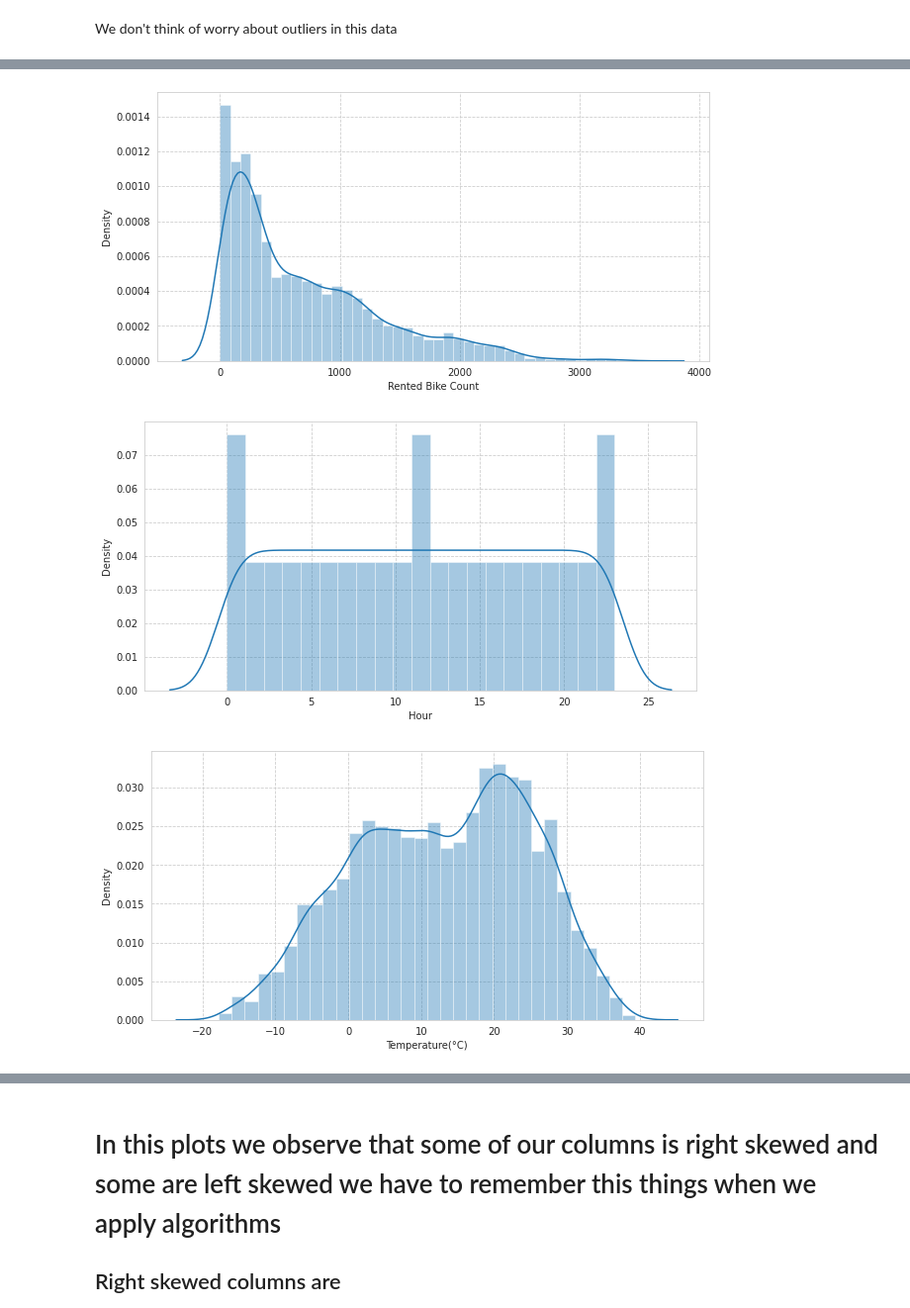
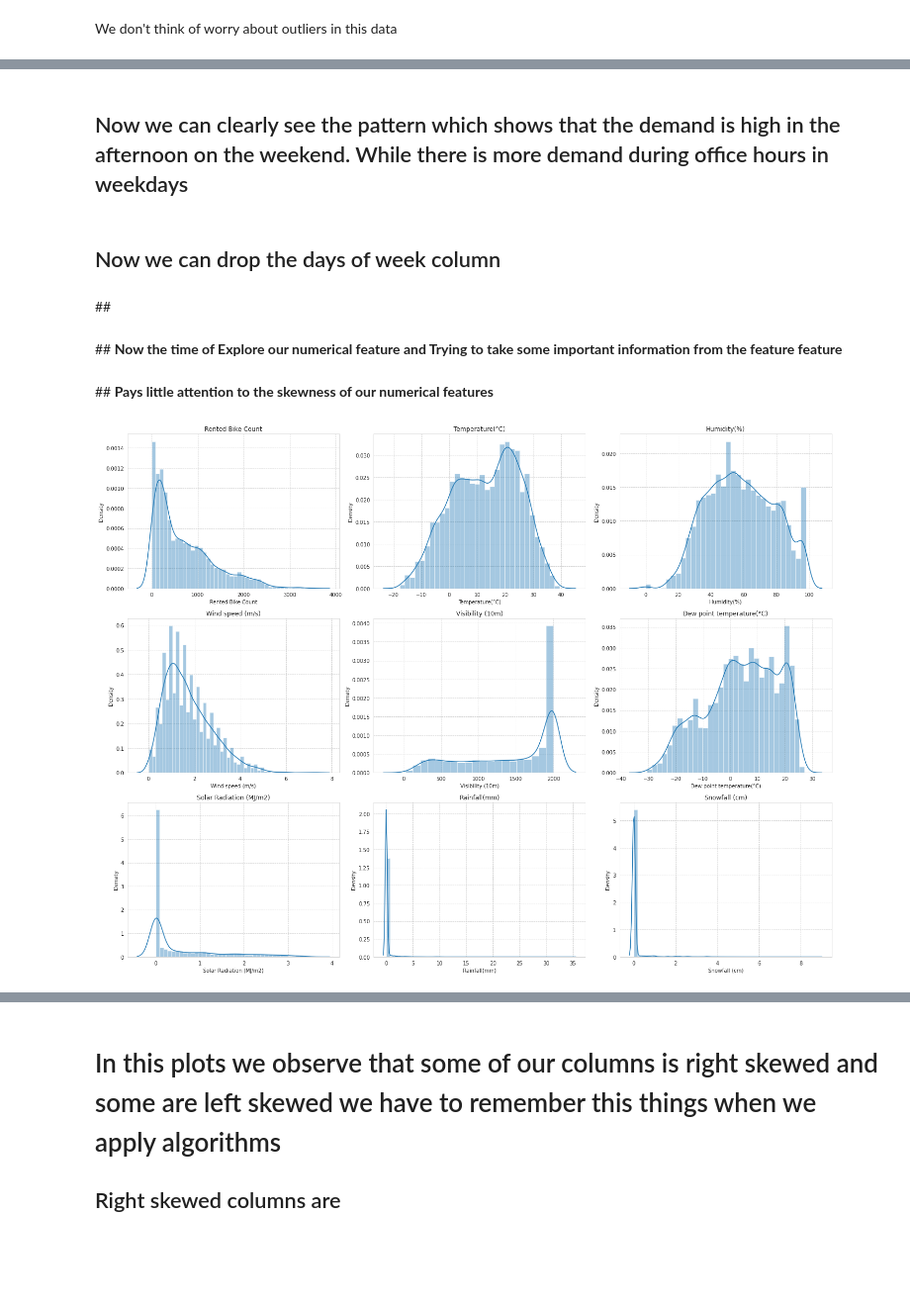
Before and after one commit to armanalam6342/Seoul-Bike-Sharing-Demand-Prediction, a Jupyter notebook: Bike_Sharing_Demand_Prediction_Capstone_Project.ipynb, the cells around one changed output, grey strips where cells are left out. Shown at 99% size. Saved outputs shown, nothing was run; the diff lists cells and outputs as text; code cells hidden in the pictures; blank space fills up the shorter version.

```diff
--- a/Bike_Sharing_Demand_Prediction_Capstone_Project.ipynb
+++ b/Bike_Sharing_Demand_Prediction_Capstone_Project.ipynb
@@ -209,6 +211,12 @@ df.head()
 # %%
 # checking Outliers with seaborn boxplot
+n = 1
+plt.figure(figsize=(20,15))
+
 for i in numeric_features.columns:
+  plt.subplot(3,3,n)
+  n=n+1
   sns.boxplot(df[i])
-  plt.show()
+  plt.title(i)
+  plt.tight_layout()
 # %% [output]
@@ -226,0 +228,10 @@ We don't think of worry about outliers in this data
+# %%
+# we create point plots with Rented Bike Count during different categorical features with respect of Hour
+for i in categorical_features.columns:
+  if i == 'Hour':
+    pass
+  else:
+    plt.figure(figsize=(20,10))
+    sns.pointplot(x=df["Hour"],y=df['Rented Bike Count'],hue=df[i])
+    plt.title(f"Rented Bike Count during different {i} with respect of Hour")
+  plt.show()
@@ -226,0 +284,4 @@ We don't think of worry about outliers in this data
+# %% [markdown]
+## Now we can clearly see the pattern which shows that the demand is high in the afternoon on the weekend. While there is more demand during office hours in weekdays
+# %% [markdown]
+## Now we can drop the days of week column
@@ -227,11 +292,18 @@ We don't think of worry about outliers in this data
+# %% [markdown]
+##<b>
+# %% [markdown]
+##<b> Now the time of Explore our numerical feature and Trying to take some important information from the feature feature
+# %% [markdown]
+##<b> Pays little attention to the skewness of our numerical features
 # %%
 # Distrubution of Data
+n=1
+plt.figure(figsize=(20,15))
 for i in numeric_features.columns:
-  plt.figure(figsize=(10,5))
+  plt.subplot(3,3,n)
+  n=n+1
   sns.distplot(df[i])
-
-  plt.show()
+  plt.title(i)
+  plt.tight_layout()
 # %% [output]
-[figure, old version]
+[figure, new version]
-[figure, removed]
-[figure, removed]
```
Also changed, not shown: parts of 123 cells of this notebook.
